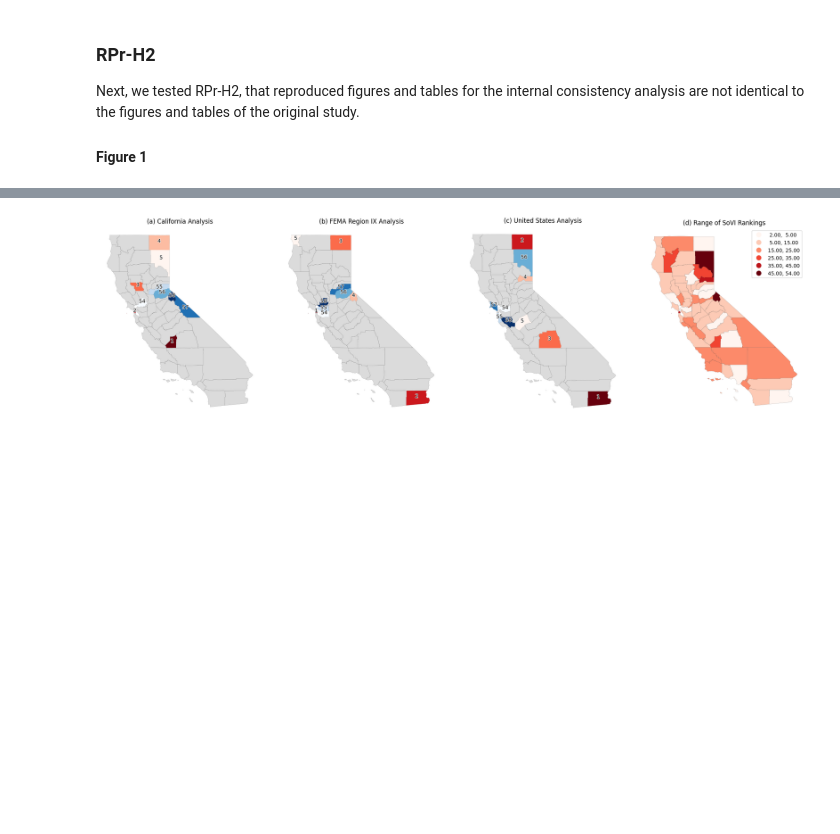
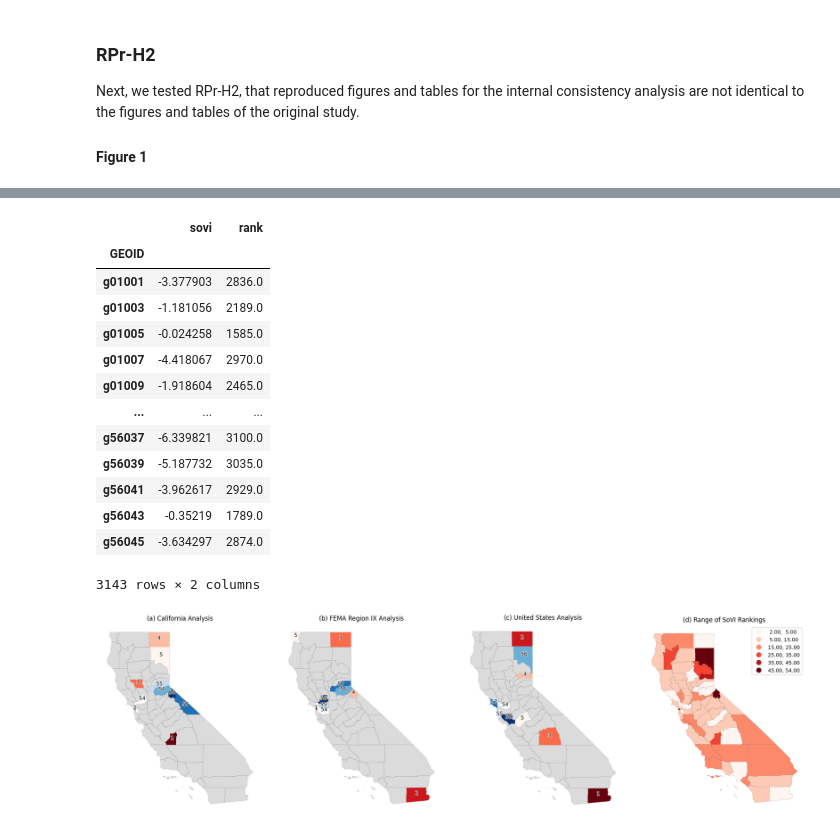
Before and after one commit to isaiahbennett2/RPl-Spielman-2020, a Jupyter notebook: procedure/code/RPr2-Spielman-2020.ipynb, the cells around one changed output, grey strips where cells are left out. Drawn from its saved outputs; the diff is of its cells as text; code cells hidden in the pictures; blank space fills up the shorter version.

```diff
--- a/procedure/code/RPr2-Spielman-2020.ipynb
+++ b/procedure/code/RPr2-Spielman-2020.ipynb
@@ -1386,3 +1386,11 @@ When rounded to 14 decimal places, we have succesfully reproduced all Spearman's
 Next, we tested RPr-H2, that reproduced figures and tables for the internal consistency analysis are not identical to the figures and tables of the original study.
 
 #### Figure 1
+# %%
+# Create national SoVI map
+!pip install folium
+import folium
+
+counties = gpd.read_file( here(path["ddpub"], "counties.gpkg") )
+USA = pd.read_csv( here(path["ddpub"], "US_Sovi_Score.csv") ).rename( columns={"sovi": "sovi_USA"} )
+# %% [output]
@@ -1389,3 +1407,17 @@ Next, we tested RPr-H2, that reproduced figures and tables for the internal cons
+|  | sovi | rank |
+| GEOID |  |  |
+| g01001 | -3.377903 | 2836.0 |
+| g01003 | -1.181056 | 2189.0 |
+| g01005 | -0.024258 | 1585.0 |
+| g01007 | -4.418067 | 2970.0 |
+| g01009 | -1.918604 | 2465.0 |
+| ... | ... | ... |
+| g56037 | -6.339821 | 3100.0 |
+| g56039 | -5.187732 | 3035.0 |
+| g56041 | -3.962617 | 2929.0 |
+| g56043 | -0.35219 | 1789.0 |
+| g56045 | -3.634297 | 2874.0 |
+3143 rows × 2 columns
 # %%
 # Read files
 counties = gpd.read_file( here(path["ddpub"], "counties.gpkg") )
```
Also changed, not shown: parts of 1 cell of this notebook, 11 other files.
